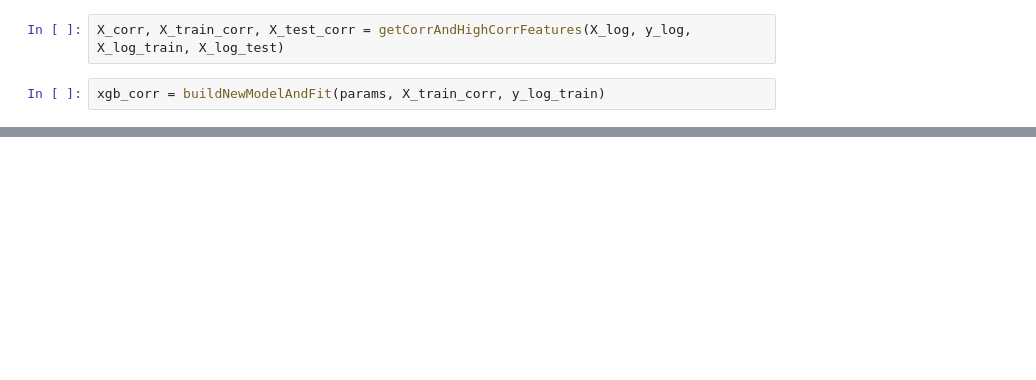
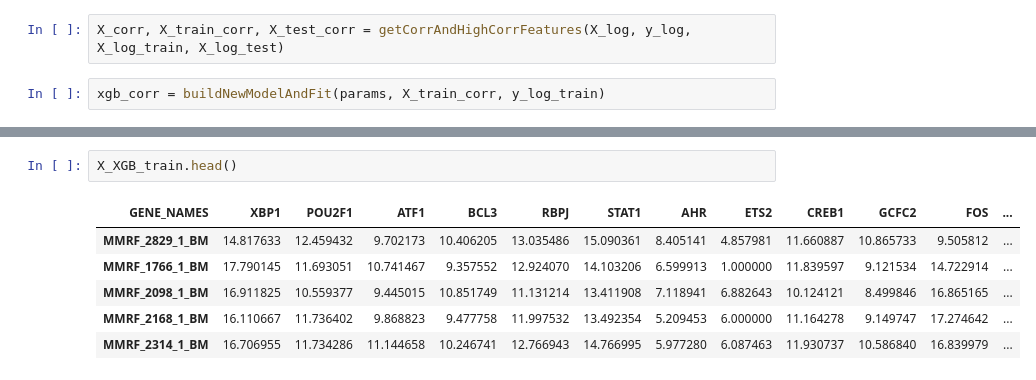
Before and after one commit to vishesh-sarinDXB/CD38_Predictor, a Jupyter notebook: Untitled.ipynb, the cells around one changed output, grey strips where cells are left out. Saved outputs shown, nothing was run; the diff lists cells and outputs as text; blank space fills up the shorter version.

```diff
--- a/Untitled.ipynb
+++ b/Untitled.ipynb
@@ -36,0 +87,9 @@ permImportance()
+# %%
+X_XGB_train.head()
+# %% [output]
+| GENE_NAMES | XBP1 | POU2F1 | ATF1 | BCL3 | RBPJ | STAT1 | AHR | ETS2 | CREB1 | GCFC2 | FOS | ... |
+| MMRF_2829_1_BM | 14.817633 | 12.459432 | 9.702173 | 10.406205 | 13.035486 | 15.090361 | 8.405141 | 4.857981 | 11.660887 | 10.865733 | 9.505812 | ... |
+| MMRF_1766_1_BM | 17.790145 | 11.693051 | 10.741467 | 9.357552 | 12.924070 | 14.103206 | 6.599913 | 1.000000 | 11.839597 | 9.121534 | 14.722914 | ... |
+| MMRF_2098_1_BM | 16.911825 | 10.559377 | 9.445015 | 10.851749 | 11.131214 | 13.411908 | 7.118941 | 6.882643 | 10.124121 | 8.499846 | 16.865165 | ... |
+| MMRF_2168_1_BM | 16.110667 | 11.736402 | 9.868823 | 9.477758 | 11.997532 | 13.492354 | 5.209453 | 6.000000 | 11.164278 | 9.149747 | 17.274642 | ... |
+| MMRF_2314_1_BM | 16.706955 | 11.734286 | 11.144658 | 10.246741 | 12.766943 | 14.766995 | 5.977280 | 6.087463 | 11.930737 | 10.586840 | 16.839979 | ... |
```
Also changed, not shown: parts of 10 cells of this notebook, 1 other file.
